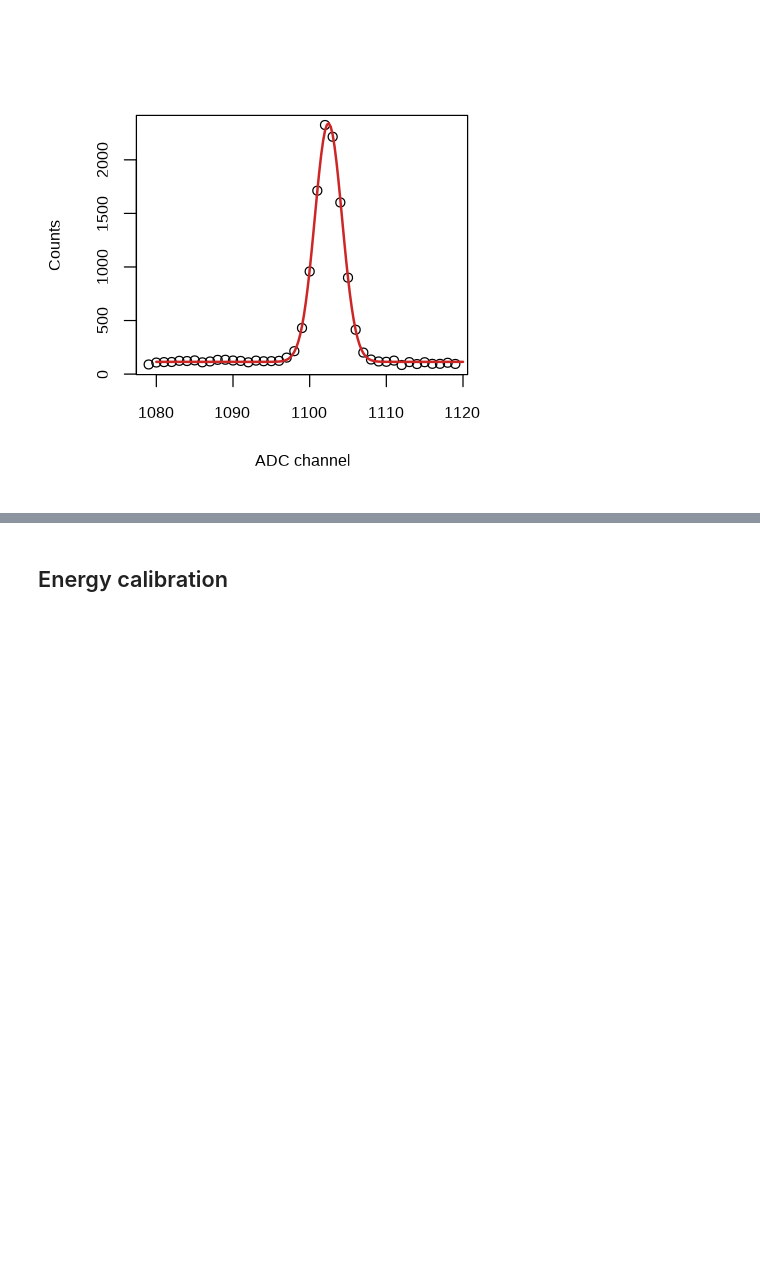
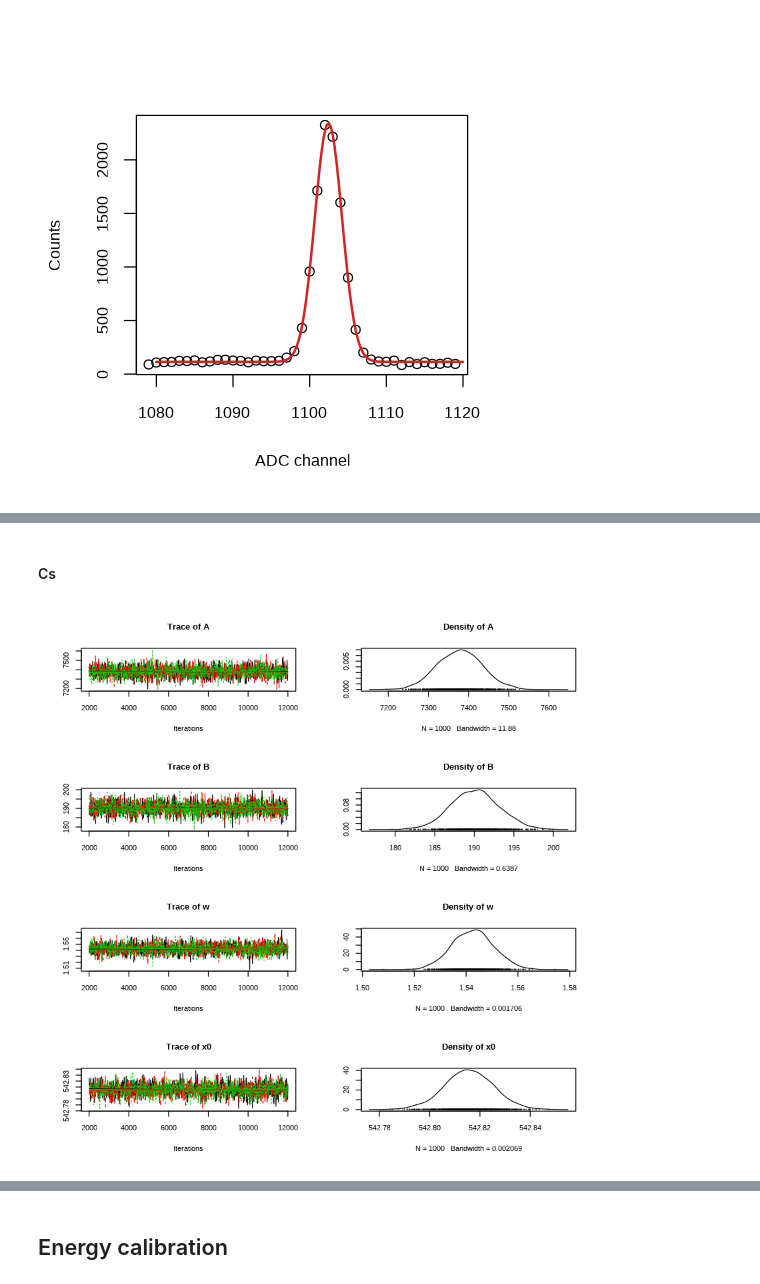
Before and after one commit to jtfreitas/AdSt_project, a Jupyter notebook: Hilario.ipynb, the cells around one changed output, grey strips where cells are left out. Saved outputs shown, nothing was run; the diff lists cells and outputs as text; code cells hidden in the pictures; blank space fills up the shorter version.

```diff
--- a/Hilario.ipynb
+++ b/Hilario.ipynb
@@ -527,0 +551,7 @@ x0 1102.406 1102.432 1102.445 1102.46 1102.485
+# %% [markdown]
+#### Cs
+# %%
+set_plot_dimensions(7, 7)
+plot(chains[[2]])
+# %% [output]
+[figure, added]
```
Also changed, not shown: parts of 19 cells of this notebook, 7 other files.
